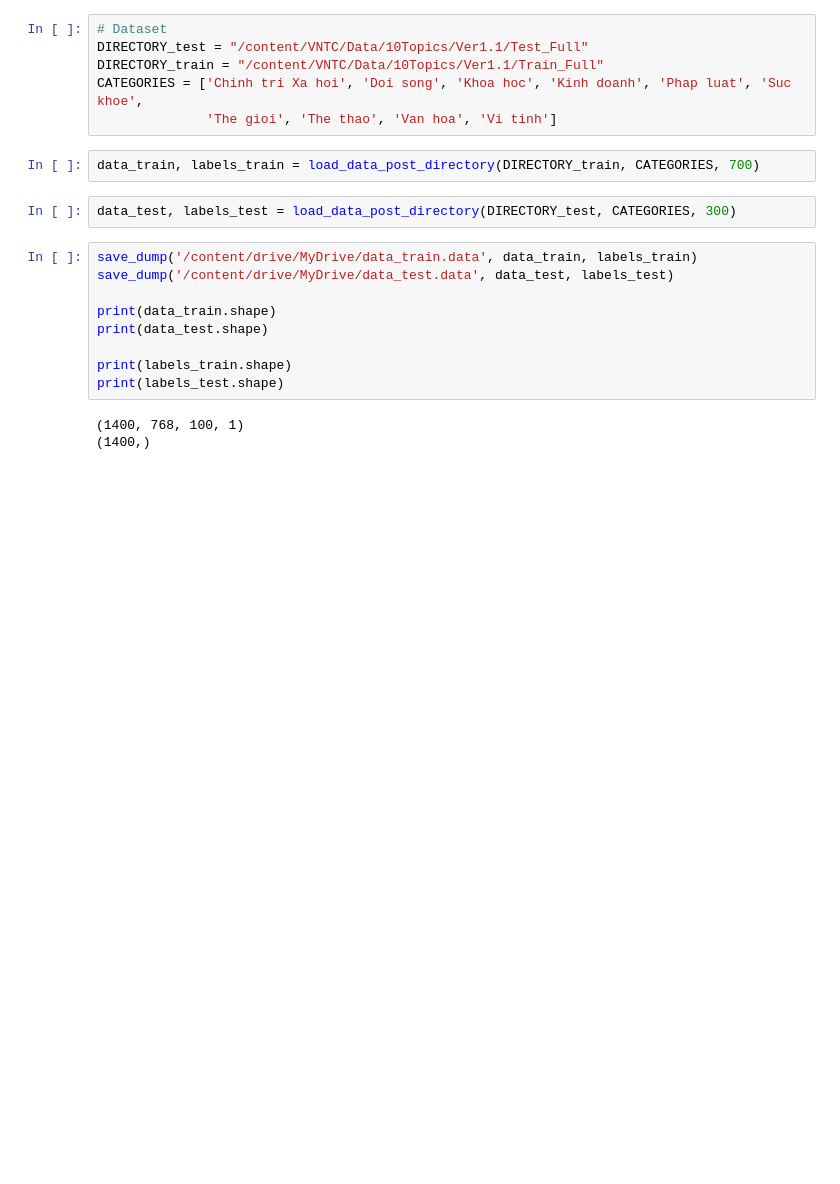
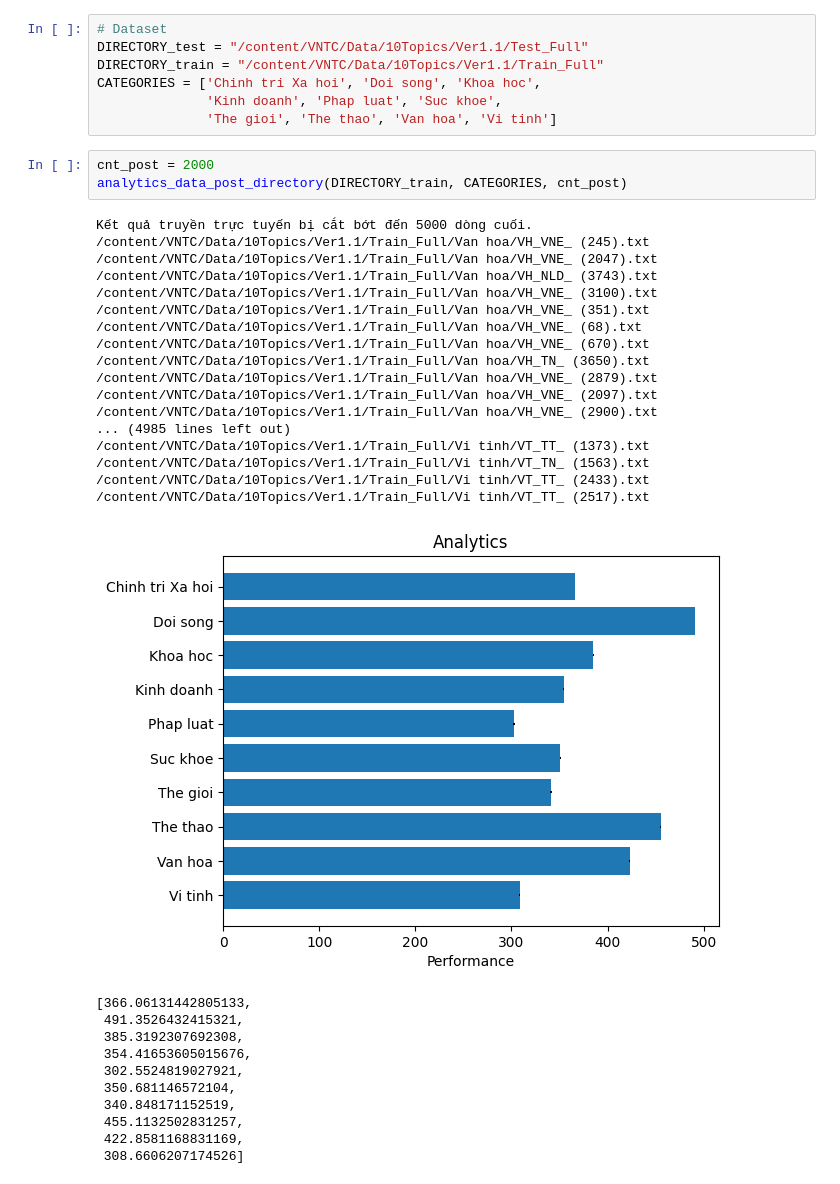
Before and after one commit to DoManhQuang/phobert-cnn-text-classification, a Jupyter notebook: quick_start_data_NLP_Pho_Bert.ipynb, the cells around one changed output. Drawn from its saved outputs; the diff is of its cells as text; blank space fills up the shorter version.

```diff
--- a/quick_start_data_NLP_Pho_Bert.ipynb
+++ b/quick_start_data_NLP_Pho_Bert.ipynb
@@ -147,21 +259,38 @@ def load_data_post_directory(DIRECTORY, CATEGORIES, cnt_max_category):
 # Dataset
 DIRECTORY_test = "/content/VNTC/Data/10Topics/Ver1.1/Test_Full"
 DIRECTORY_train = "/content/VNTC/Data/10Topics/Ver1.1/Train_Full"
-CATEGORIES = ['Chinh tri Xa hoi', 'Doi song', 'Khoa hoc', 'Kinh doanh', 'Phap luat', 'Suc khoe',
+CATEGORIES = ['Chinh tri Xa hoi', 'Doi song', 'Khoa hoc',
+              'Kinh doanh', 'Phap luat', 'Suc khoe',
               'The gioi', 'The thao', 'Van hoa', 'Vi tinh']
-# %%
-data_train, labels_train = load_data_post_directory(DIRECTORY_train, CATEGORIES, 700)
-# %%
-data_test, labels_test = load_data_post_directory(DIRECTORY_test, CATEGORIES, 300)
-# %%
-save_dump('/content/drive/MyDrive/data_train.data', data_train, labels_train)
-save_dump('/content/drive/MyDrive/data_test.data', data_test, labels_test)
-
-print(data_train.shape)
-print(data_test.shape)
-
-print(labels_train.shape)
-print(labels_test.shape)
-# %% [output]
-(1400, 768, 100, 1)
-(1400,)
+# %%
+cnt_post = 2000
+analytics_data_post_directory(DIRECTORY_train, CATEGORIES, cnt_post)
+# %% [output]
+Kết quả truyền trực tuyến bị cắt bớt đến 5000 dòng cuối.
+/content/VNTC/Data/10Topics/Ver1.1/Train_Full/Van hoa/VH_VNE_ (245).txt
+/content/VNTC/Data/10Topics/Ver1.1/Train_Full/Van hoa/VH_VNE_ (2047).txt
+/content/VNTC/Data/10Topics/Ver1.1/Train_Full/Van hoa/VH_NLD_ (3743).txt
+/content/VNTC/Data/10Topics/Ver1.1/Train_Full/Van hoa/VH_VNE_ (3100).txt
+/content/VNTC/Data/10Topics/Ver1.1/Train_Full/Van hoa/VH_VNE_ (351).txt
+/content/VNTC/Data/10Topics/Ver1.1/Train_Full/Van hoa/VH_VNE_ (68).txt
+/content/VNTC/Data/10Topics/Ver1.1/Train_Full/Van hoa/VH_VNE_ (670).txt
+/content/VNTC/Data/10Topics/Ver1.1/Train_Full/Van hoa/VH_TN_ (3650).txt
+/content/VNTC/Data/10Topics/Ver1.1/Train_Full/Van hoa/VH_VNE_ (2879).txt
+/content/VNTC/Data/10Topics/Ver1.1/Train_Full/Van hoa/VH_VNE_ (2097).txt
+/content/VNTC/Data/10Topics/Ver1.1/Train_Full/Van hoa/VH_VNE_ (2900).txt
+... (4985 lines left out)
+/content/VNTC/Data/10Topics/Ver1.1/Train_Full/Vi tinh/VT_TT_ (1373).txt
+/content/VNTC/Data/10Topics/Ver1.1/Train_Full/Vi tinh/VT_TN_ (1563).txt
+/content/VNTC/Data/10Topics/Ver1.1/Train_Full/Vi tinh/VT_TT_ (2433).txt
+/content/VNTC/Data/10Topics/Ver1.1/Train_Full/Vi tinh/VT_TT_ (2517).txt
+[figure, added]
+[366.06131442805133,
+ 491.3526432415321,
+ 385.3192307692308,
+ 354.41653605015676,
+ 302.5524819027921,
+ 350.681146572104,
+ 340.848171152519,
+ 455.1132502831257,
+ 422.8581168831169,
+ 308.6606207174526]
```
Also changed, not shown: parts of 9 cells of this notebook, 4 other files.
